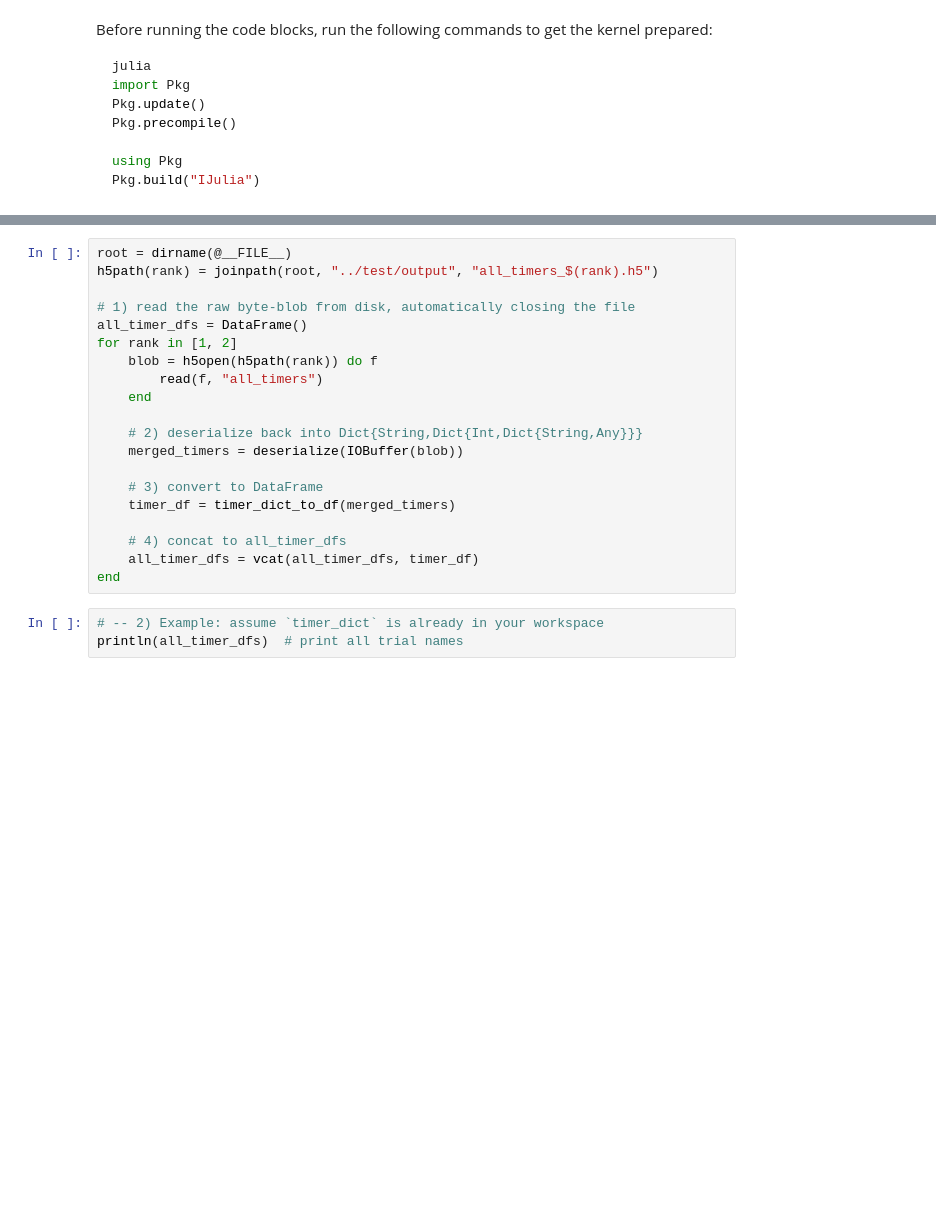
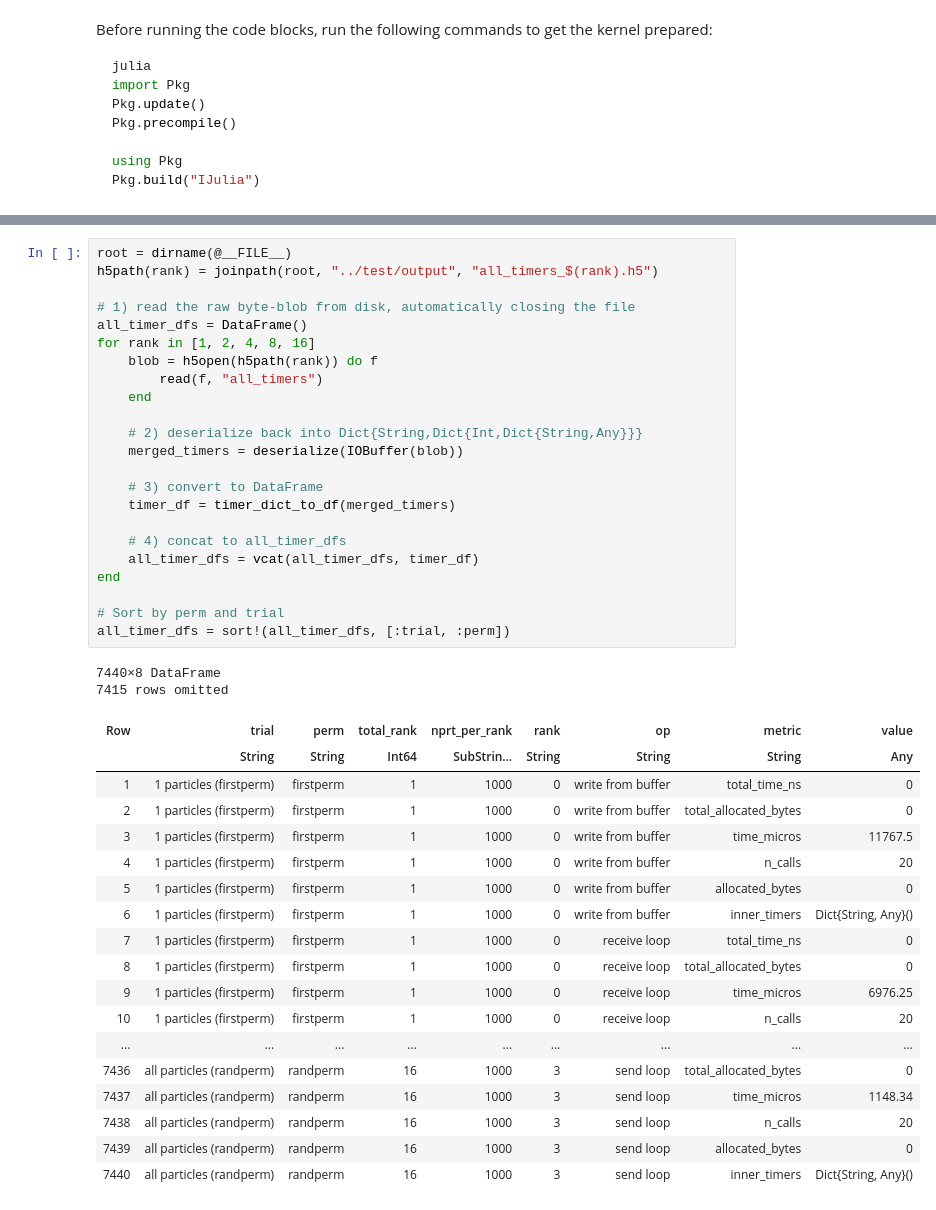
Before and after one commit to Angeladadd/ParticleDA.jl, a Jupyter notebook: extra/Plot_copy_states_julia.ipynb, the cells around one changed output, grey strips where cells are left out. Cells and saved outputs as stored; diff of their text form; blank space fills up the shorter version.

```diff
--- a/extra/Plot_copy_states_julia.ipynb
+++ b/extra/Plot_copy_states_julia.ipynb
@@ -49,23 +50,44 @@ timer_dict_to_df (generic function with 1 method)
 # %%
 root = dirname(@__FILE__)
 h5path(rank) = joinpath(root, "../test/output", "all_timers_$(rank).h5")
 
 # 1) read the raw byte‐blob from disk, automatically closing the file
 all_timer_dfs = DataFrame()
-for rank in [1, 2]
+for rank in [1, 2, 4, 8, 16]
     blob = h5open(h5path(rank)) do f
         read(f, "all_timers")
     end
 
     # 2) deserialize back into Dict{String,Dict{Int,Dict{String,Any}}}
     merged_timers = deserialize(IOBuffer(blob))
 
     # 3) convert to DataFrame
     timer_df = timer_dict_to_df(merged_timers)
 
     # 4) concat to all_timer_dfs
     all_timer_dfs = vcat(all_timer_dfs, timer_df)
 end
+
+# Sort by perm and trial
+all_timer_dfs = sort!(all_timer_dfs, [:trial, :perm])
+# %% [output]
+7440×8 DataFrame
+7415 rows omitted
+| Row | trial | perm | total_rank | nprt_per_rank | rank | op | metric | value |
+|  | String | String | Int64 | SubStrin… | String | String | String | Any |
+| 1 | 1 particles (firstperm) | firstperm | 1 | 1000 | 0 | write from buffer | total_time_ns | 0 |
+| 2 | 1 particles (firstperm) | firstperm | 1 | 1000 | 0 | write from buffer | total_allocated_bytes | 0 |
+| 3 | 1 particles (firstperm) | firstperm | 1 | 1000 | 0 | write from buffer | time_micros | 11767.5 |
+| 4 | 1 particles (firstperm) | firstperm | 1 | 1000 | 0 | write from buffer | n_calls | 20 |
+| 5 | 1 particles (firstperm) | firstperm | 1 | 1000 | 0 | write from buffer | allocated_bytes | 0 |
+| 6 | 1 particles (firstperm) | firstperm | 1 | 1000 | 0 | write from buffer | inner_timers | Dict{String, Any}() |
+| 7 | 1 particles (firstperm) | firstperm | 1 | 1000 | 0 | receive loop | total_time_ns | 0 |
+| 8 | 1 particles (firstperm) | firstperm | 1 | 1000 | 0 | receive loop | total_allocated_bytes | 0 |
+| 9 | 1 particles (firstperm) | firstperm | 1 | 1000 | 0 | receive loop | time_micros | 6976.25 |
+| 10 | 1 particles (firstperm) | firstperm | 1 | 1000 | 0 | receive loop | n_calls | 20 |
+| ... | ... | ... | ... | ... | ... | ... | ... | ... |
+| 7436 | all particles (randperm) | randperm | 16 | 1000 | 3 | send loop | total_allocated_bytes | 0 |
+| 7437 | all particles (randperm) | randperm | 16 | 1000 | 3 | send loop | time_micros | 1148.34 |
+| 7438 | all particles (randperm) | randperm | 16 | 1000 | 3 | send loop | n_calls | 20 |
+| 7439 | all particles (randperm) | randperm | 16 | 1000 | 3 | send loop | allocated_bytes | 0 |
+| 7440 | all particles (randperm) | randperm | 16 | 1000 | 3 | send loop | inner_timers | Dict{String, Any}() |
-# %%
-# -- 2) Example: assume `timer_dict` is already in your workspace
-println(all_timer_dfs)  # print all trial names
```
Also changed, not shown: parts of 4 cells of this notebook, 1 other file.
